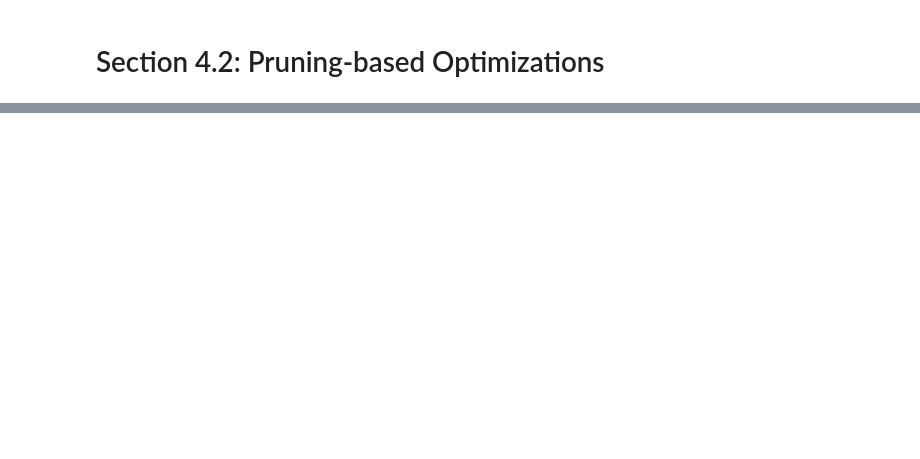
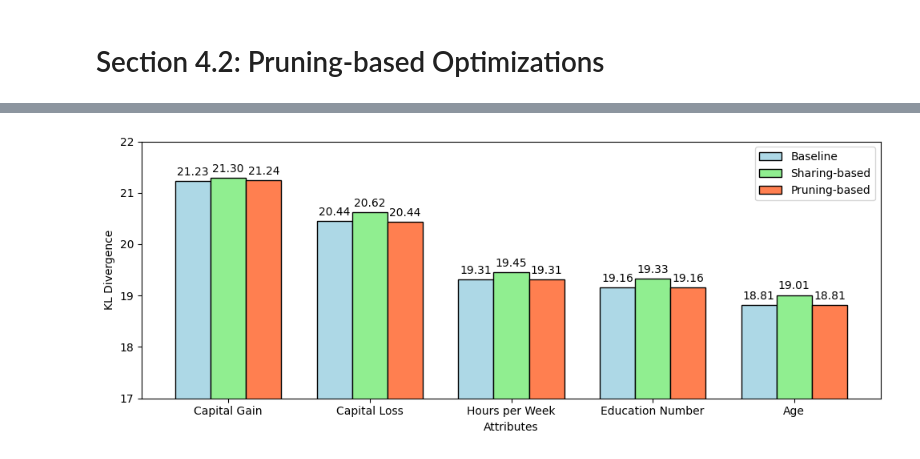
Before and after one commit to lilingxi01/seedb-replication, a Jupyter notebook: Everything+Evaluation.ipynb, the cells around one changed output, grey strips where cells are left out. Drawn from its saved outputs; the diff is of its cells as text; code cells hidden in the pictures; blank space fills up the shorter version.

```diff
--- a/Everything+Evaluation.ipynb
+++ b/Everything+Evaluation.ipynb
@@ -430,0 +600,42 @@ print(f"Pruning-based: {duration_two} seconds")
+# %%
+import numpy as np
+import matplotlib.pyplot as plt
+
+# Fixed these attributes for labels because output must be these, otherwise the algorithm is problematic.
+categories = ['Capital Gain', 'Capital Loss', 'Hours per Week', 'Education Number', 'Age']
+baseline_scores = [i[1] for i in result_baseline]
+sharing_scores = [i[1] for i in result_sharing]
+pruning_scores = [i[1] for i in result_pruning]
+
+x = np.arange(len(categories))
+width = 0.25
+
+fig, ax = plt.subplots(figsize=(10, 4))
+rects1 = ax.bar(x - width, baseline_scores, width, label='Baseline', edgecolor='black', color='lightblue')
+rects2 = ax.bar(x, sharing_scores, width, label='Sharing-based', edgecolor='black', color='lightgreen')
+rects3 = ax.bar(x + width, pruning_scores, width, label='Pruning-based', edgecolor='black', color='coral')
+
+def autolabel(rects):
+    for rect in rects:
+        height = rect.get_height()
+        ax.annotate(f'{height:.2f}',
+                    xy=(rect.get_x() + rect.get_width() / 2, height),
+                    xytext=(0, 3),
+                    textcoords="offset points",
+                    ha='center', va='bottom')
+
+autolabel(rects1)
+autolabel(rects2)
+autolabel(rects3)
+
+ax.set_xlabel('Attributes')
+ax.set_ylabel('KL Divergence')
+ax.set_xticks(x)
+ax.set_xticklabels(categories)
+ax.legend()
+
+plt.ylim(17, 22)
+plt.tight_layout()
+plt.show()
+# %% [output]
+[figure, added]
```
Also changed, not shown: parts of 12 cells of this notebook.
